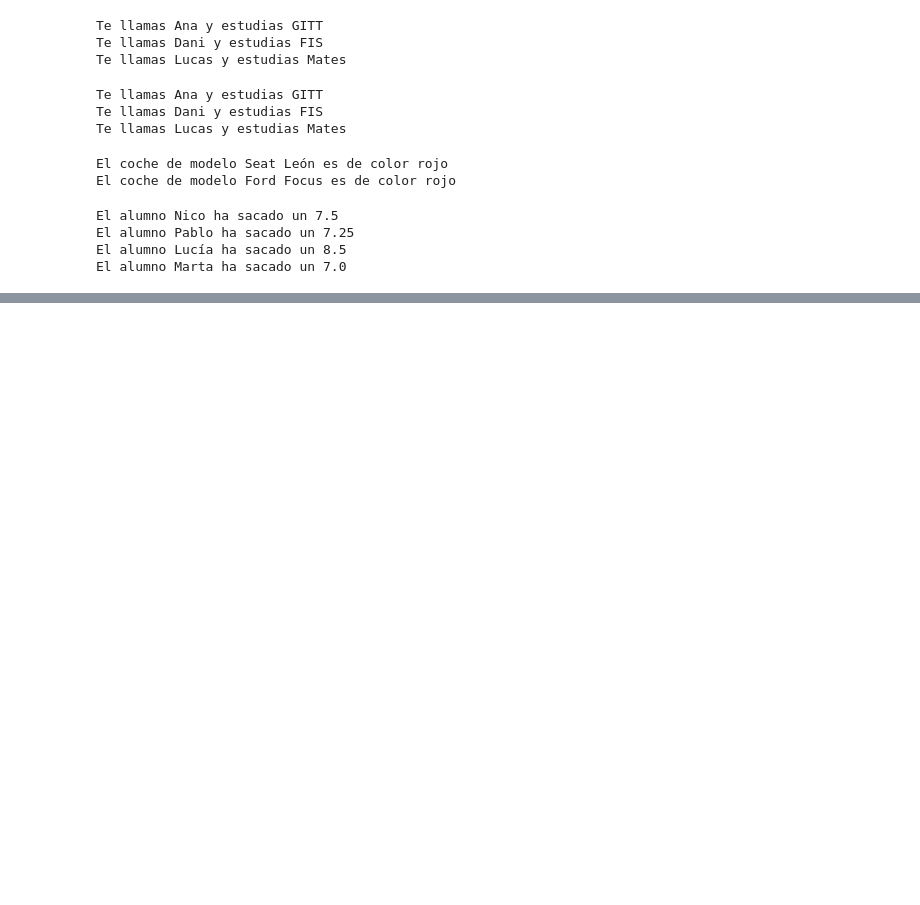
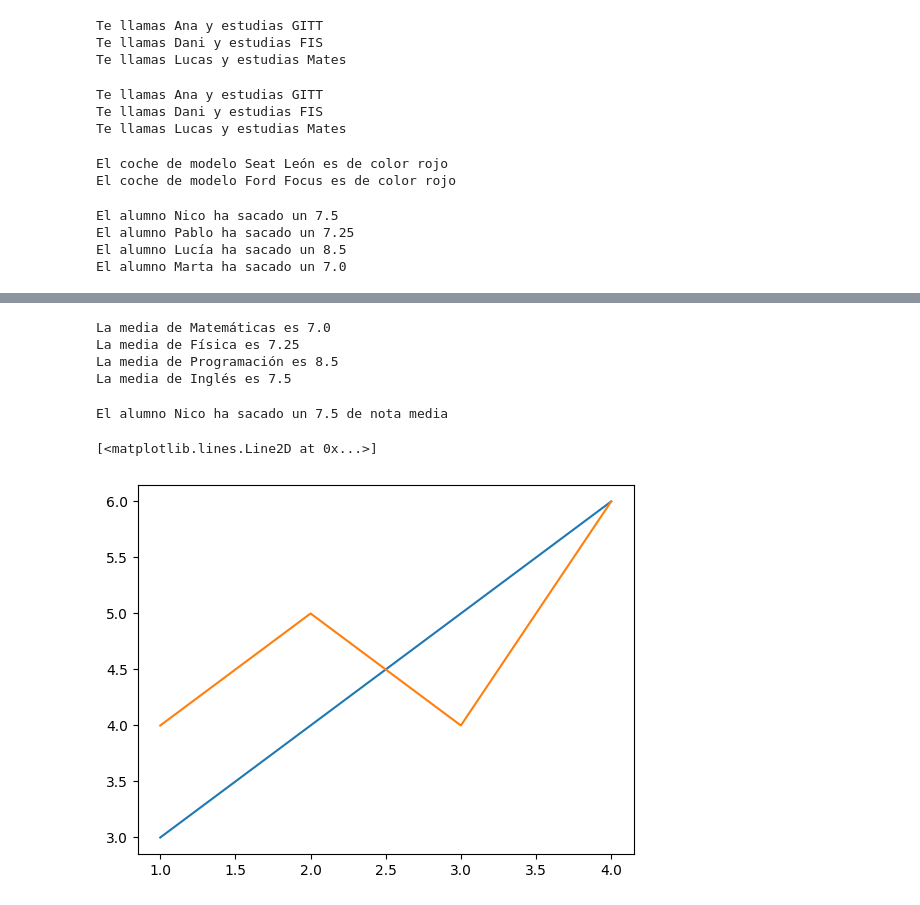
Before and after one commit to Lucasnp98/programacion_imat_1A, a Jupyter notebook: ejemplos_clase/Listas/Listas.ipynb, the cells around one changed output, grey strips where cells are left out. Drawn from its saved outputs; the diff is of its cells as text; code cells hidden in the pictures; blank space fills up the shorter version.

```diff
--- a/ejemplos_clase/Listas/Listas.ipynb
+++ b/ejemplos_clase/Listas/Listas.ipynb
@@ -135,0 +164,56 @@ El alumno Marta ha sacado un 7.0
+# %%
+asignaturas = ["Matemáticas", "Física", "Programación", "Inglés"]
+
+alumnos = ["Nico", "Pablo", "Lucía", "Marta"]
+
+notas = [
+    [8, 7, 9, 6],
+    [5, 9, 7, 8],
+    [9, 8, 10, 7],
+    [6, 5, 8, 9]
+]
+
+posicion_asignatura = 0
+for asignatura in asignaturas:
+
+    suma = 0
+    for notas_alumno in notas:
+        suma+= notas_alumno[posicion_asignatura]
+
+    media = suma  / len(alumnos)
+    print(f"La media de {asignatura} es {media}")
+    posicion_asignatura += 1
+# %% [output]
+La media de Matemáticas es 7.0
+La media de Física es 7.25
+La media de Programación es 8.5
+La media de Inglés es 7.5
+# %%
+asignaturas = ["Matemáticas", "Física", "Programación", "Inglés"]
+
+alumnos = ["Nico", "Pablo", "Lucía", "Marta"]
+
+notas = [
+    [8, 7, 9, 6],
+    [5, 9, 7, 8],
+    [9, 8, 10, 7],
+    [6, 5, 8, 9]
+]
+
+alumno = input("Introduce el nombre del alumno")
+while alumno not in alumnos:
+    print("Ese alumno no está")
+    alumno = input("Introduce el nombre del alumno")
+
+posicion = alumnos.index(alumno)
+
+notas_alumno = notas[posicion]
+
+
+suma = 0
+for nota in notas_alumno:
+    suma += nota
+media = suma / len(notas_alumno)
+print(f"El alumno {alumno} ha sacado un {media} de nota media")
+# %% [output]
+El alumno Nico ha sacado un 7.5 de nota media
@@ -135,0 +222,14 @@ El alumno Marta ha sacado un 7.0
+# %%
+import matplotlib.pyplot as plt
+eje_x = [1,2,3,4]
+f1 = [3,4,5,6]
+f2 = [4,5,4,6]
+
+
+
+plt.plot(eje_x, f1)
+
+plt.plot(eje_x, f2)
+# %% [output]
+[<matplotlib.lines.Line2D at 0x...>]
+[figure, added]
```
Also changed, not shown: parts of 4 cells of this notebook.
